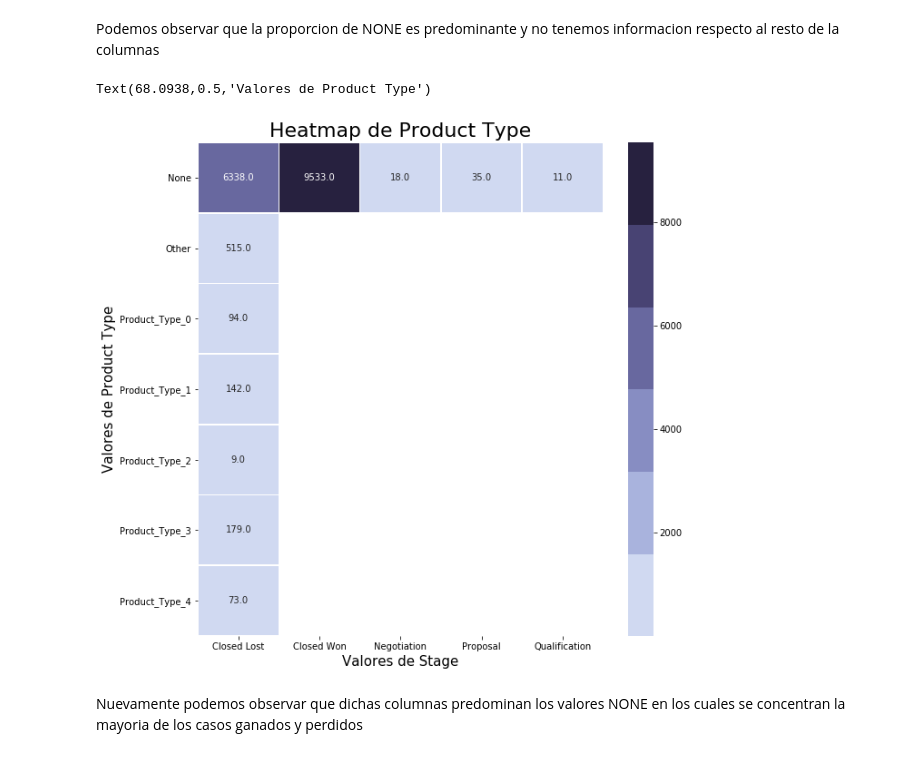
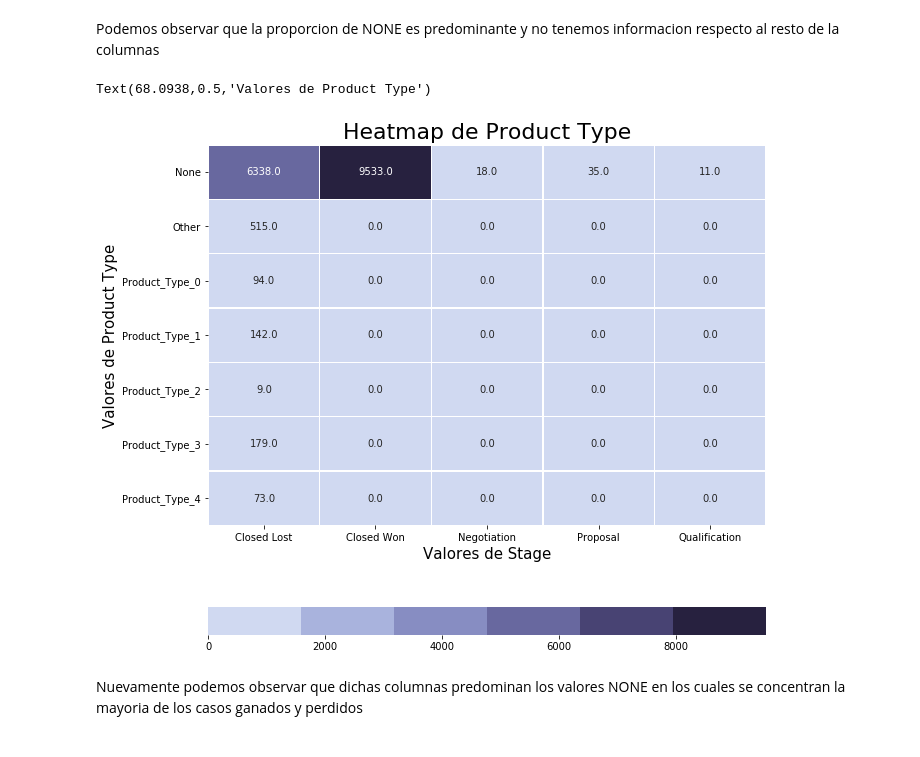
Before and after one commit to felipegonzalez2112/tp-2020-orga-datos, a Jupyter notebook: TP1-Analisis.ipynb, the cells around one changed output. Drawn from its saved outputs; the diff is of its cells as text; code cells hidden in the pictures.

```diff
--- a/TP1-Analisis.ipynb
+++ b/TP1-Analisis.ipynb
@@ -5,7 +5,7 @@ import seaborn as sns
 import matplotlib.pyplot as plt
 %matplotlib inline
 # %%
-eci = pd.read_csv('../Entrenamieto_ECI_2020.csv')
+eci = pd.read_csv('Entrenamieto_ECI_2020.csv')
 # %%
 #Visualizamos el set de datos
 eci.head()
@@ -114,7 +114,8 @@ Text(0,0.5,'Cantidad de registros')
 Aca podemos observar que para la columna NONE tenemos una mayor cartidad de casos ganados contra los perdidos, podemos filtrar por la columna none para ver si descubrimos algo
 # %%
 eci_pivot = eci.groupby(['Product_Type','Stage']).agg({'ID':'count'}).sort_values(by='ID', ascending=False).reset_index()
-eci_plot = eci_pivot.pivot_table(index='Product_Type',columns='Stage',values='ID', aggfunc=np.sum)
+
+eci_plot = eci_pivot.pivot_table(index='Product_Type',columns='Stage',values='ID', aggfunc=np.sum).fillna(0)
 eci_plot.plot(kind='bar',rot=45, figsize=(20,8),fontsize=12)
 
 plt.title('Cantidad de registros en la columna PRODUCT_TYPE respecto a Stage', fontsize=20);
@@ -127,13 +128,13 @@ Text(0,0.5,'Cantidad de registros')
 Podemos observar que la proporcion de NONE es predominante y no tenemos informacion respecto al resto de la columnas
 # %%
 fig, ax = plt.subplots(figsize=(10,10))
-g = sns.heatmap(eci_plot, cmap=sns.color_palette("ch:s=.10,rot=-.10"),  annot=True, fmt=".1f", linewidths=0.5, cbar_kws={"orientation": "vertical"}, ax=ax)
+g = sns.heatmap(eci_plot, cmap=sns.color_palette("ch:s=.10,rot=-.10"), annot=True, fmt=".1f",linewidths=0.4, cbar_kws={"orientation": "horizontal"})
 g.set_title("Heatmap de Product Type", fontsize=22)
 g.set_xlabel("Valores de Stage",fontsize=15)
 g.set_ylabel("Valores de Product Type", fontsize=15)
 # %% [output]
 Text(68.0938,0.5,'Valores de Product Type')
-[figure, old version]
+[figure, new version]
 # %% [markdown]
 Nuevamente podemos observar que dichas columnas predominan los valores NONE en los cuales se concentran la mayoria de los casos ganados y perdidos
 # %% [markdown]
```
Also changed, not shown: parts of 18 cells of this notebook.
